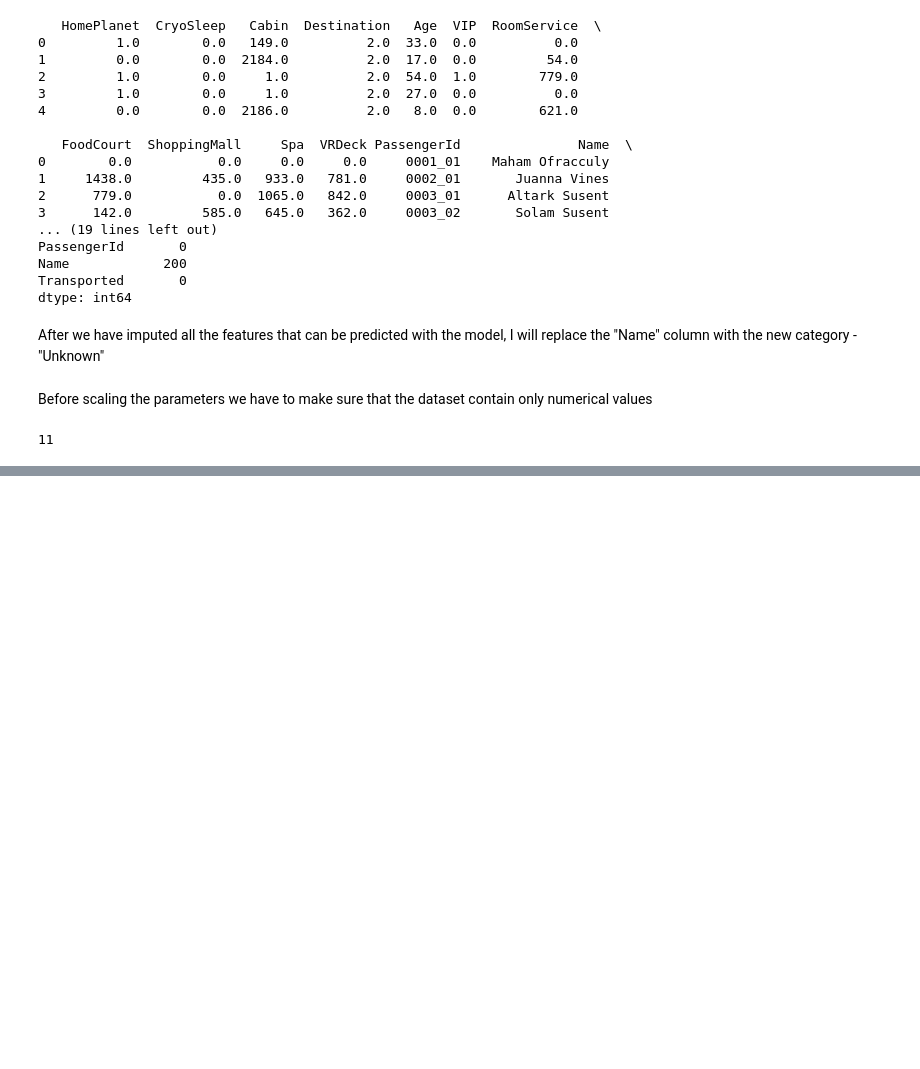
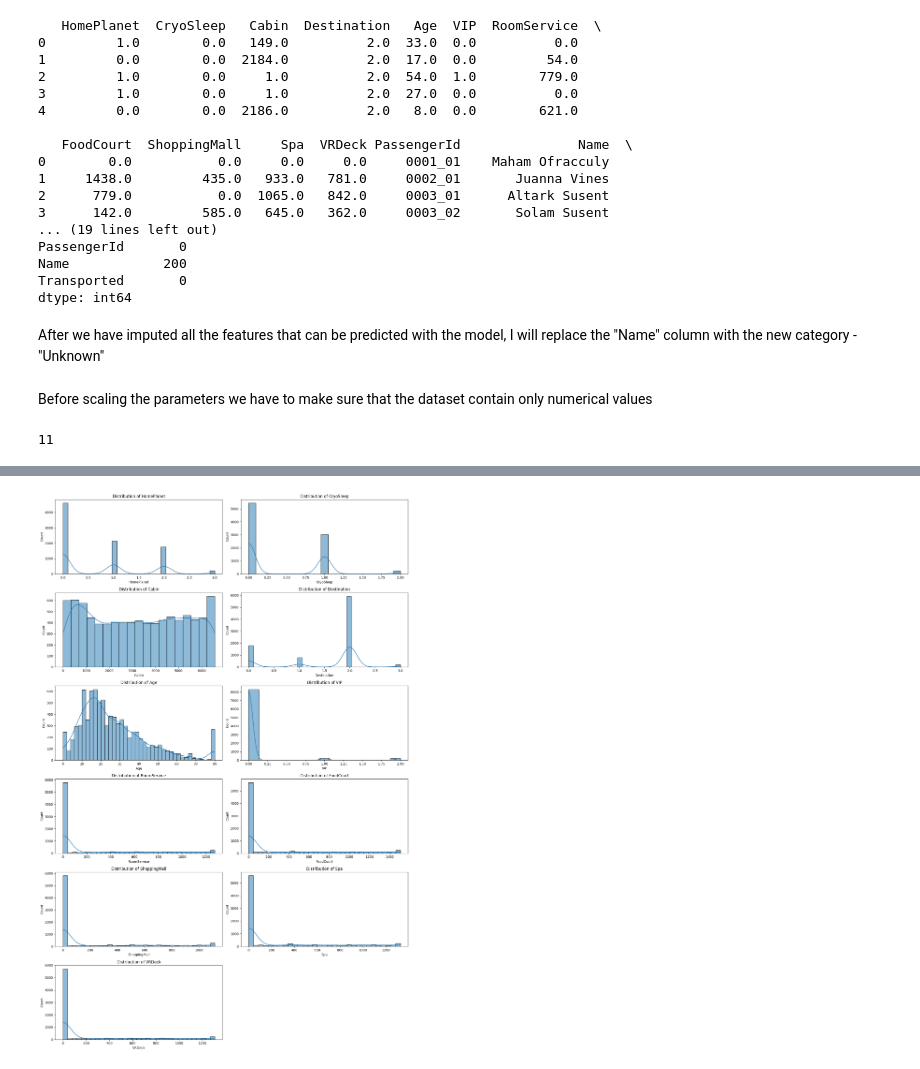
Before and after one commit to VidWantsToDevelop/Kaggle_Solutions, a Jupyter notebook: Competitions/Models/spaceship-titanic/notebook.ipynb, the cells around one changed output, grey strips where cells are left out. Cells and saved outputs as stored; diff of their text form; code cells hidden in the pictures; blank space fills up the shorter version.

```diff
--- a/Competitions/Models/spaceship-titanic/notebook.ipynb
+++ b/Competitions/Models/spaceship-titanic/notebook.ipynb
@@ -164,0 +166,17 @@ NameError: name 'button' is not defined
+# %%
+num_cols = len(numeric_features)
+
+num_rows = num_cols // 2 if num_cols % 2 == 0 else (num_cols // 2) + 1
+num_cols = 2
+
+plt.figure(figsize=(16, num_rows * 4))
+
+for index, column in enumerate(numeric_features):
+    plt.subplot(num_rows, num_cols, index + 1)
+    sns.histplot(df[column], kde = True)
+    plt.title(f"Distribution of {column}")
+
+plt.tight_layout()
+plt.show()
+# %% [output]
+[figure, added]
```
Also changed, not shown: parts of 1 cell of this notebook.
